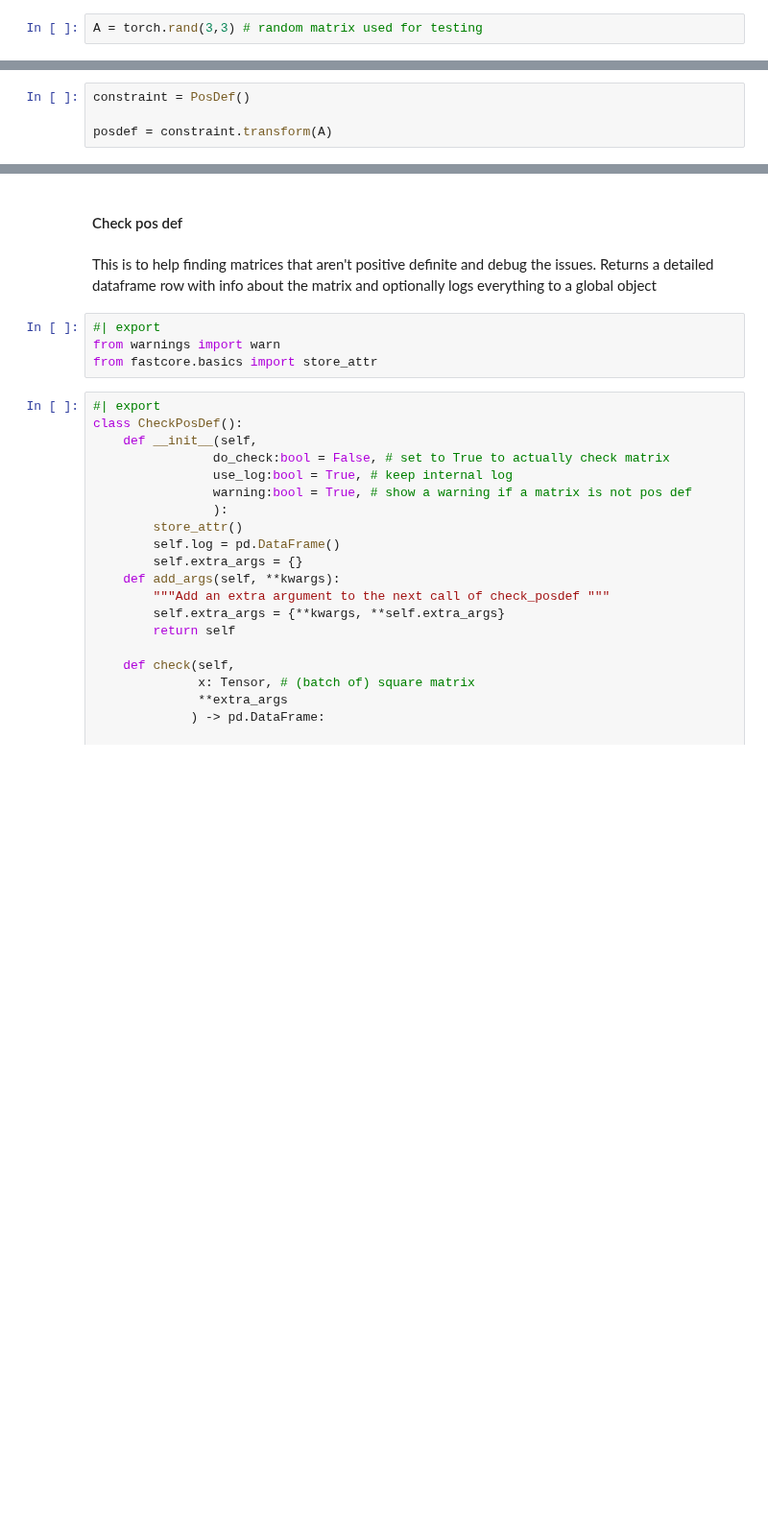
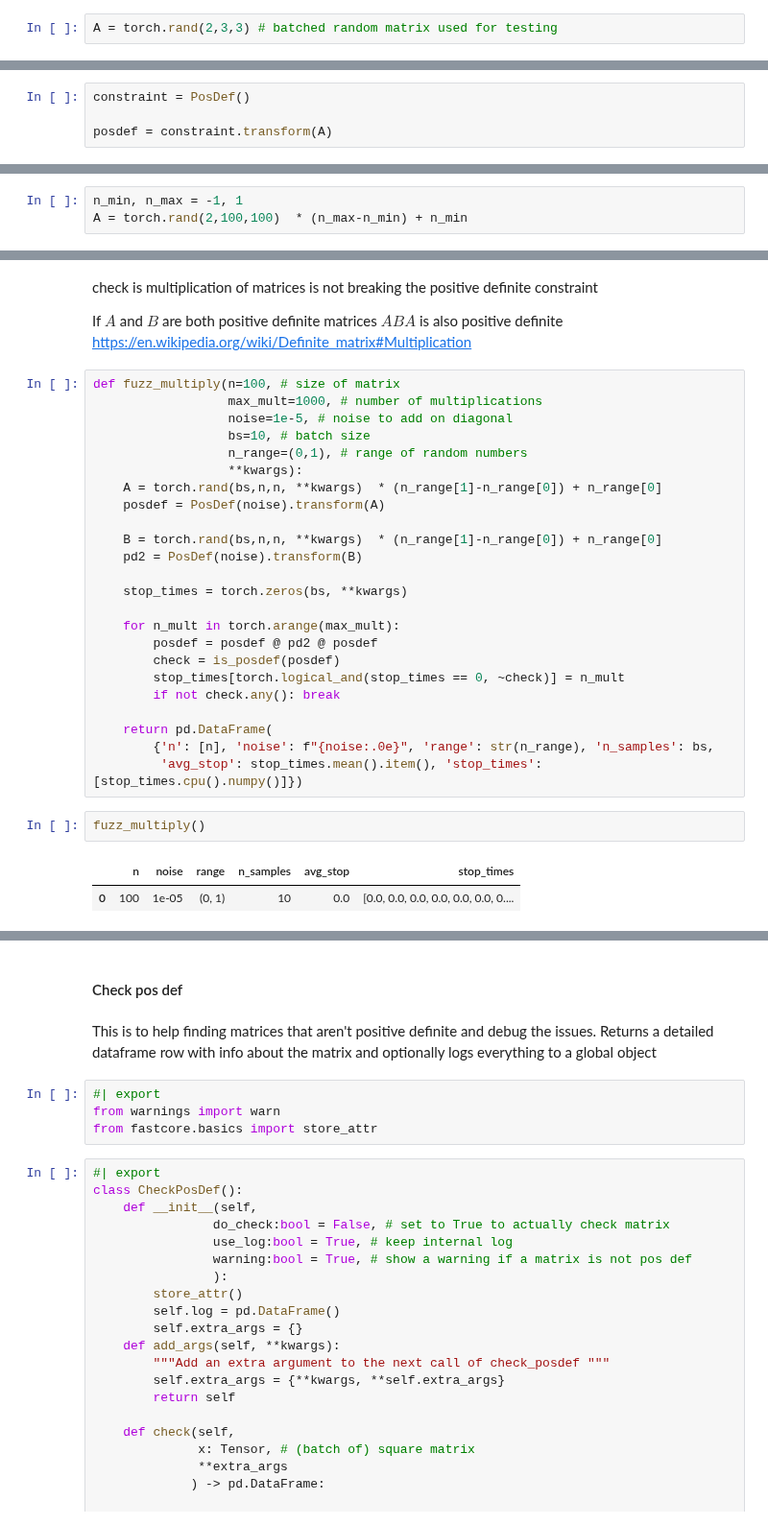
Before and after one commit to mone27/meteo_imp, a Jupyter notebook: lib_nbs/20_Gaussian.ipynb, the cells around one changed output, grey strips where cells are left out. Shown at 96% size. Saved outputs shown, nothing was run; the diff lists cells and outputs as text; blank space fills up the shorter version.

```diff
--- a/lib_nbs/20_Gaussian.ipynb
+++ b/lib_nbs/20_Gaussian.ipynb
@@ -94,7 +96,7 @@ Those are utilities functions to check is a matrix is positive definite and to m
 import pandas as pd
 from torch import Tensor
 # %%
-A = torch.rand(3,3) # random matrix used for testing
+A = torch.rand(2,3,3) # batched random matrix used for testing
 # %% [markdown]
 #### Symmetry
 # %%
@@ -216,0 +256,3 @@ is_posdef_eigv(posdef)
+# %%
+n_min, n_max = -1, 1
+A = torch.rand(2,100,100)  * (n_max-n_min) + n_min
@@ -216,0 +345,34 @@ is_posdef_eigv(posdef)
+# %% [markdown]
+check is multiplication of matrices is not breaking the positive definite constraint
+
+If $A$ and $B$ are both positive definite matrices $ABA$ is also positive definite
+[https://en.wikipedia.org/wiki/Definite_matrix#Multiplication](https://en.wikipedia.org/wiki/Definite_matrix#Multiplication)
+# %%
+def fuzz_multiply(n=100, # size of matrix
+                  max_mult=1000, # number of multiplications
+                  noise=1e-5, # noise to add on diagonal
+                  bs=10, # batch size
+                  n_range=(0,1), # range of random numbers
+                  **kwargs):
+    A = torch.rand(bs,n,n, **kwargs)  * (n_range[1]-n_range[0]) + n_range[0]
+    posdef = PosDef(noise).transform(A)
+
+    B = torch.rand(bs,n,n, **kwargs)  * (n_range[1]-n_range[0]) + n_range[0]
+    pd2 = PosDef(noise).transform(B)
+
+    stop_times = torch.zeros(bs, **kwargs)
+
+    for n_mult in torch.arange(max_mult):
+        posdef = posdef @ pd2 @ posdef
+        check = is_posdef(posdef)
+        stop_times[torch.logical_and(stop_times == 0, ~check)] = n_mult
+        if not check.any(): break
+
+    return pd.DataFrame(
+        {'n': [n], 'noise': f"{noise:.0e}", 'range': str(n_range), 'n_samples': bs,
+         'avg_stop': stop_times.mean().item(), 'stop_times': [stop_times.cpu().numpy()]})
+# %%
+fuzz_multiply()
+# %% [output]
+|  | n | noise | range | n_samples | avg_stop | stop_times |
+| 0 | 100 | 1e-05 | (0, 1) | 10 | 0.0 | [0.0, 0.0, 0.0, 0.0, 0.0, 0.0, 0.... |
```
Also changed, not shown: parts of 77 cells of this notebook.
